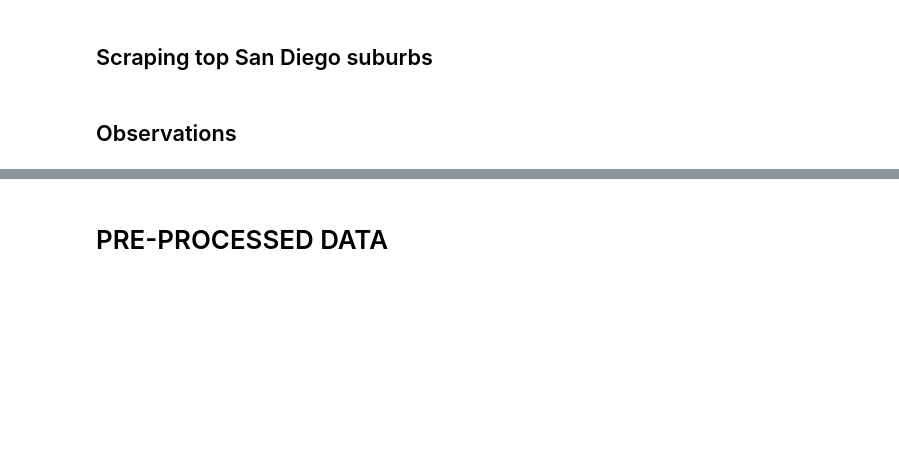
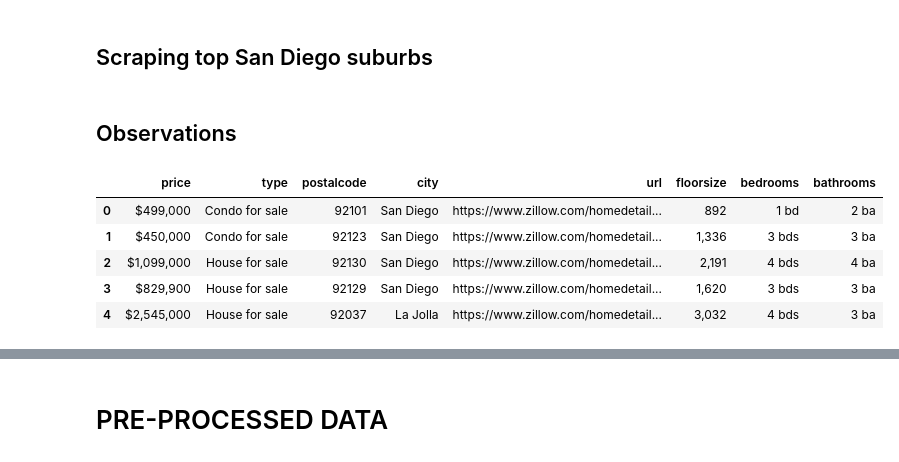
Before and after one commit to ohsusanna93/dsc-capstone-project-v2-online-ds-pt-100719, a Jupyter notebook: susanna's capstone/project.ipynb, the cells around one changed output, grey strips where cells are left out. Saved outputs shown, nothing was run; the diff lists cells and outputs as text; code cells hidden in the pictures; blank space fills up the shorter version.

```diff
--- a/susanna's capstone/project.ipynb
+++ b/susanna's capstone/project.ipynb
@@ -309,2 +314,9 @@ df = pd.read_csv('sandiego_zillow.csv')
 # %%
-df.head()
+df_copy.head()
+# %% [output]
+|  | price | type | postalcode | city | url | floorsize | bedrooms | bathrooms |
+| 0 | $499,000 | Condo for sale | 92101 | San Diego | https://www.zillow.com/homedetail... | 892 | 1 bd | 2 ba |
+| 1 | $450,000 | Condo for sale | 92123 | San Diego | https://www.zillow.com/homedetail... | 1,336 | 3 bds | 3 ba |
+| 2 | $1,099,000 | House for sale | 92130 | San Diego | https://www.zillow.com/homedetail... | 2,191 | 4 bds | 4 ba |
+| 3 | $829,900 | House for sale | 92129 | San Diego | https://www.zillow.com/homedetail... | 1,620 | 3 bds | 3 ba |
+| 4 | $2,545,000 | House for sale | 92037 | La Jolla | https://www.zillow.com/homedetail... | 3,032 | 4 bds | 3 ba |
```
Also changed, not shown: parts of 34 cells of this notebook, 1 other file.
